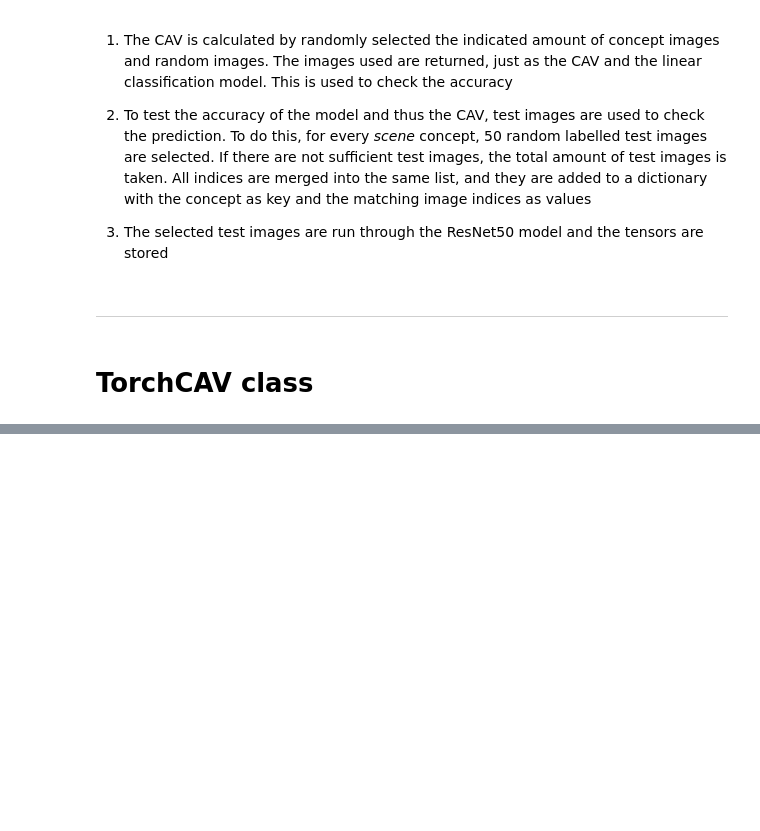
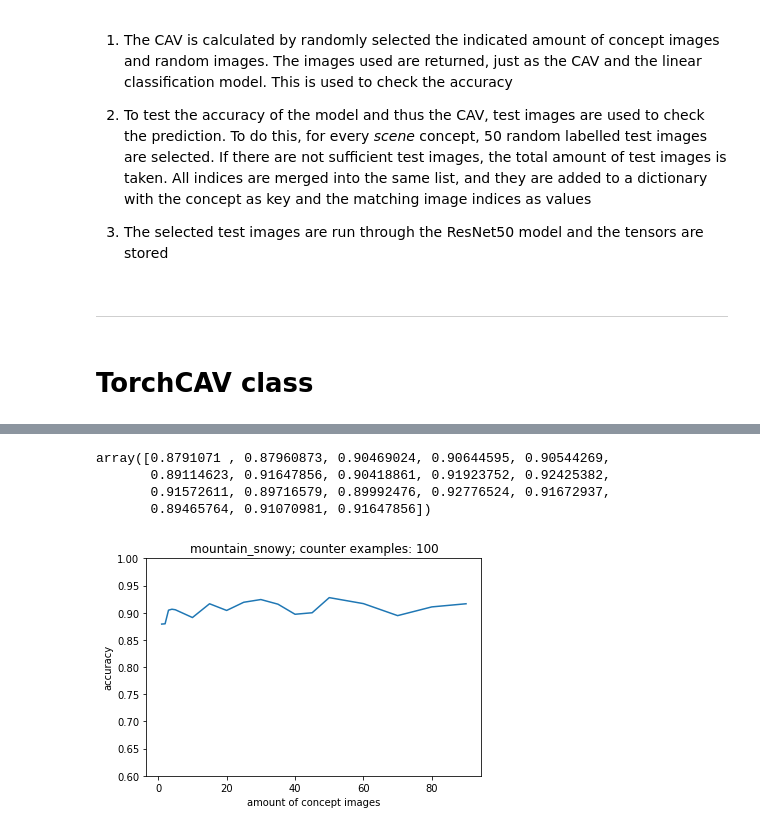
Before and after one commit to Pimmmm/Thesis-Scripts, a Jupyter notebook: p1_main.ipynb, the cells around one changed output, grey strips where cells are left out. Drawn from its saved outputs; the diff is of its cells as text; code cells hidden in the pictures; blank space fills up the shorter version.

Commit message:
added model predition to test accuracy

```diff
--- a/p1_main.ipynb
+++ b/p1_main.ipynb
@@ -661,0 +646,14 @@ len(list(training_data))
+# %%
+accuracy_dictionary = {}
+# %%
+for ii in tqdm_notebook(range(10)):
+    for n in [1,2,3,4,5,10,15,20,25,30,35,40,45,50,60,70,80,90]:
+        mountain_snowy = TorchCAV('mountain_snowy-s', 10, 100, basenet, out_layer, train_broden_dataset, test_broden_dataset,
+                              training_data, test_data, scene_concepts)
+        mountain_snowy.train_lm()
+        mountain_snowy.predict()
+
+        if 'num_concept_imgs'+ str(n) not in accuracy_dictionary.keys():
+            accuracy_dictionary['num_concept_imgs'+ str(n)] = []
+        else:
+            accuracy_dictionary['num_concept_imgs' + str(n)].append(mountain_snowy.accuracy)
@@ -661,0 +662,19 @@ len(list(training_data))
+# %%
+df =pd.DataFrame.from_dict(accuracy_dictionary)
+# %%
+df_stats = df.describe().T
+df_stats['mean'].values
+# %% [output]
+array([0.8791071 , 0.87960873, 0.90469024, 0.90644595, 0.90544269,
+       0.89114623, 0.91647856, 0.90418861, 0.91923752, 0.92425382,
+       0.91572611, 0.89716579, 0.89992476, 0.92776524, 0.91672937,
+       0.89465764, 0.91070981, 0.91647856])
+# %%
+plt.plot([1,2,3,4,5,10,15,20,25,30,35,40,45,50,60,70,80,90], df_stats['mean'].values)
+plt.ylim(0.6,1)
+plt.title('mountain_snowy' + '; counter examples: 100')
+plt.xlabel('amount of concept images')
+plt.ylabel('accuracy')
+plt.show()
+# %% [output]
+[figure, added]
```
Also changed, not shown: parts of 9 cells of this notebook.
